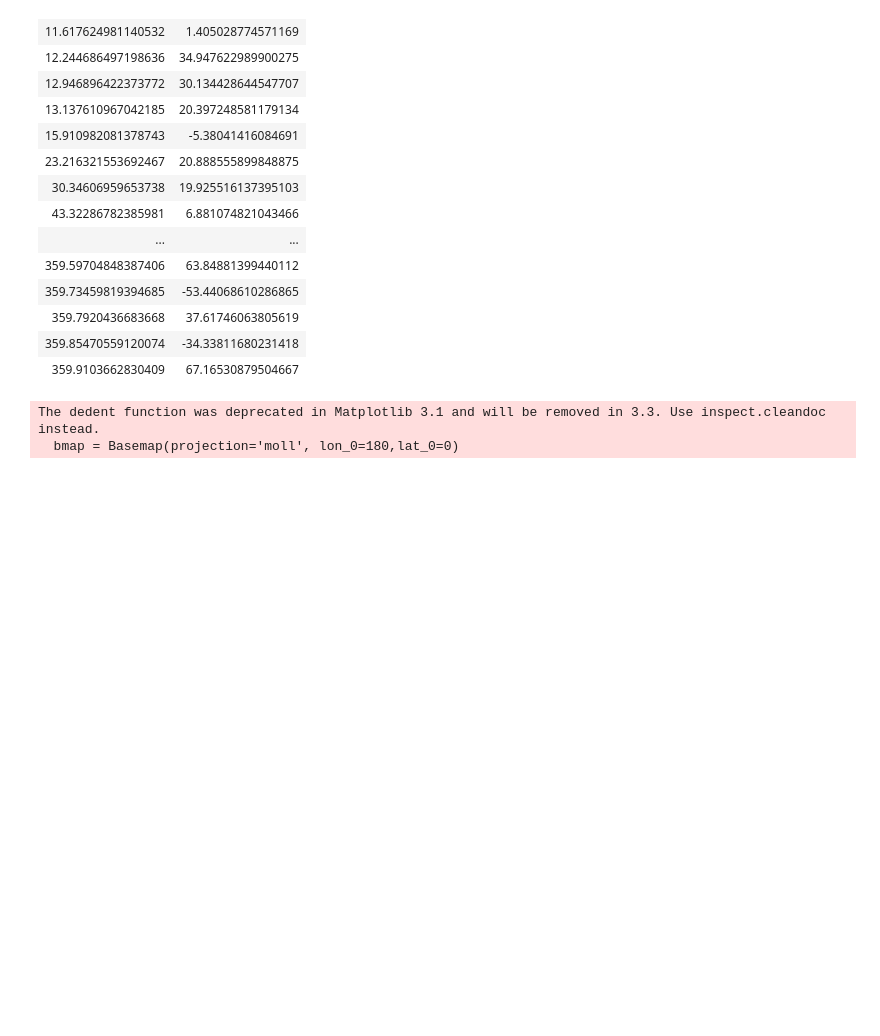
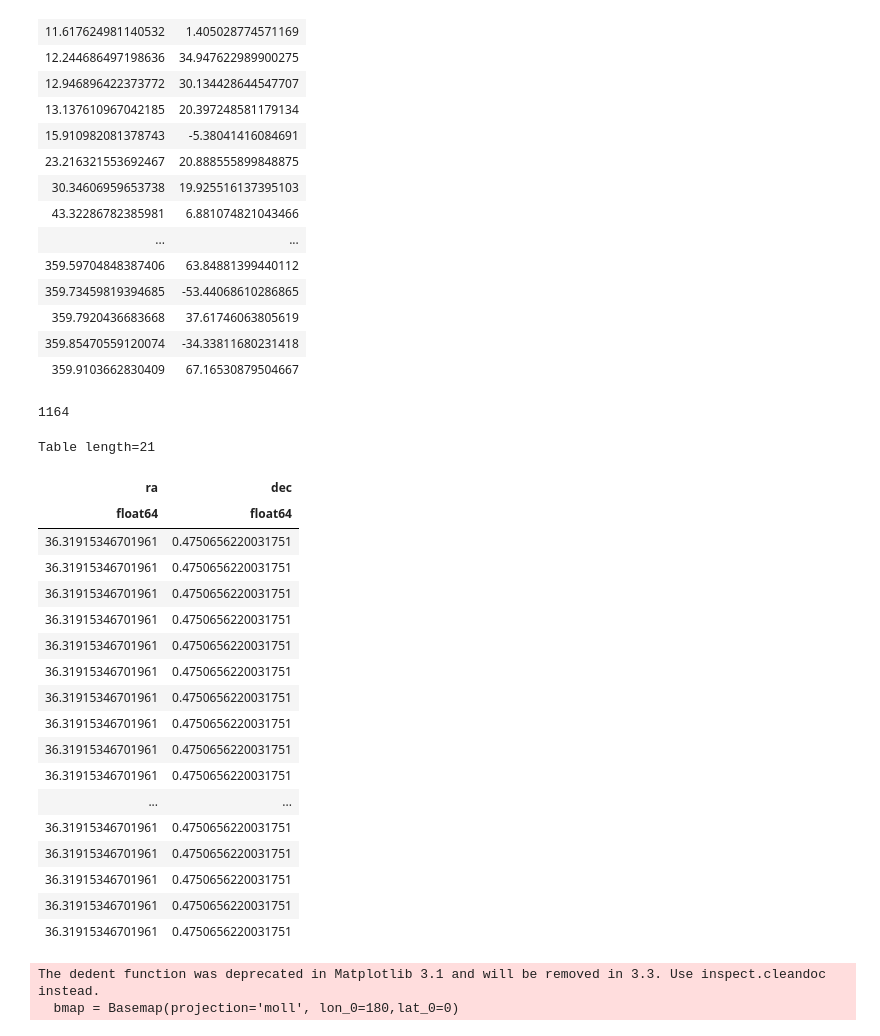
Before and after one commit to William-Zhang-R/SDSS-V-SimTargets, a Jupyter notebook: allsky/WD Targets.ipynb, the cells around one changed output. Saved outputs shown, nothing was run; the diff lists cells and outputs as text; code cells hidden in the pictures; blank space fills up the shorter version.

```diff
--- a/allsky/WD Targets.ipynb
+++ b/allsky/WD Targets.ipynb
@@ -38,3 +40,30 @@ Table length=199371
+# %%
+ra_list_sm = ra_list[(counts>2)]
+print(len(ra_list_sm))
+# %% [output]
+1164
+# %%
+wd_tab[(wd_tab['ra'] == 36.31915346701961)]
+# %% [output]
+Table length=21
+| ra | dec |
+| float64 | float64 |
+| 36.31915346701961 | 0.4750656220031751 |
+| 36.31915346701961 | 0.4750656220031751 |
+| 36.31915346701961 | 0.4750656220031751 |
+| 36.31915346701961 | 0.4750656220031751 |
+| 36.31915346701961 | 0.4750656220031751 |
+| 36.31915346701961 | 0.4750656220031751 |
+| 36.31915346701961 | 0.4750656220031751 |
+| 36.31915346701961 | 0.4750656220031751 |
+| 36.31915346701961 | 0.4750656220031751 |
+| 36.31915346701961 | 0.4750656220031751 |
+| ... | ... |
+| 36.31915346701961 | 0.4750656220031751 |
+| 36.31915346701961 | 0.4750656220031751 |
+| 36.31915346701961 | 0.4750656220031751 |
+| 36.31915346701961 | 0.4750656220031751 |
+| 36.31915346701961 | 0.4750656220031751 |
 # %%
 plt.rcParams.update({'font.size': 14})
 (fig,bmap) = testfield_fk5()
```
Also changed, not shown: parts of 1 cell of this notebook, 6 other files.
